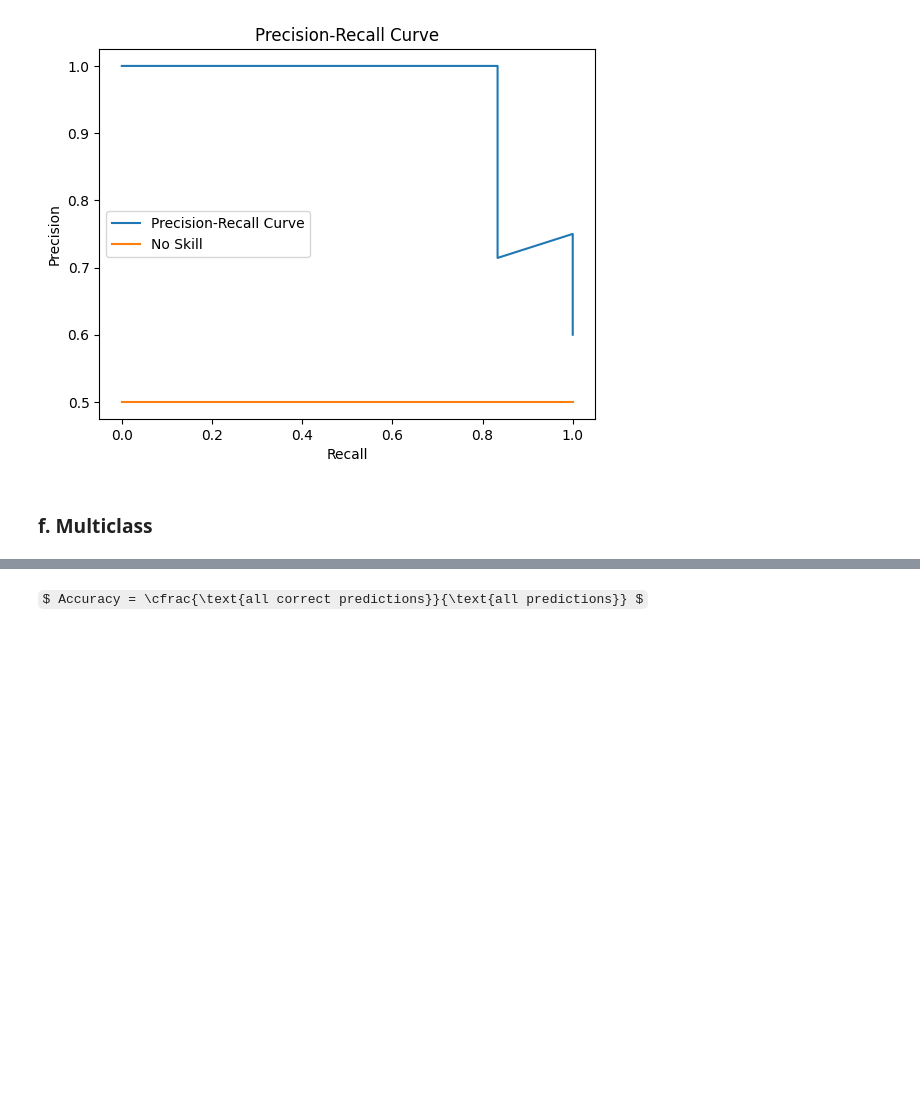
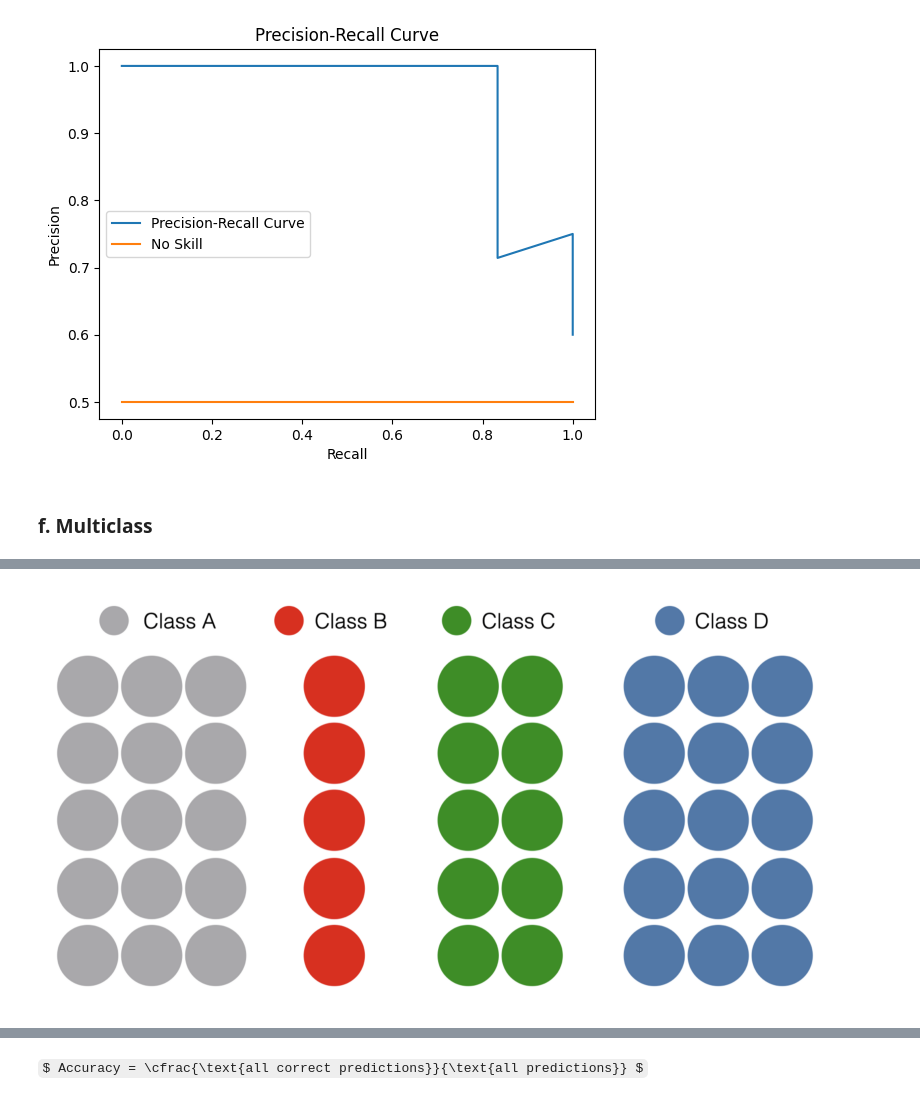
Before and after one commit to anvaldes/Repositorio_de_Proyectos, a Jupyter notebook: Data_Science_Contents/General_Topics/20.Performance_Metrics/Performance_Metrics.ipynb, the cells around one changed output, grey strips where cells are left out. Drawn from its saved outputs; the diff is of its cells as text; code cells hidden in the pictures; some formulas as TeX source; blank space fills up the shorter version.

```diff
--- a/Data_Science_Contents/General_Topics/20.Performance_Metrics/Performance_Metrics.ipynb
+++ b/Data_Science_Contents/General_Topics/20.Performance_Metrics/Performance_Metrics.ipynb
@@ -306,0 +319,4 @@ plt.show()
+# %%
+display_img('Image_4.png', 10, 10)
+# %% [output]
+[figure, added]
```
Also changed, not shown: parts of 11 cells of this notebook, 9 other files.
